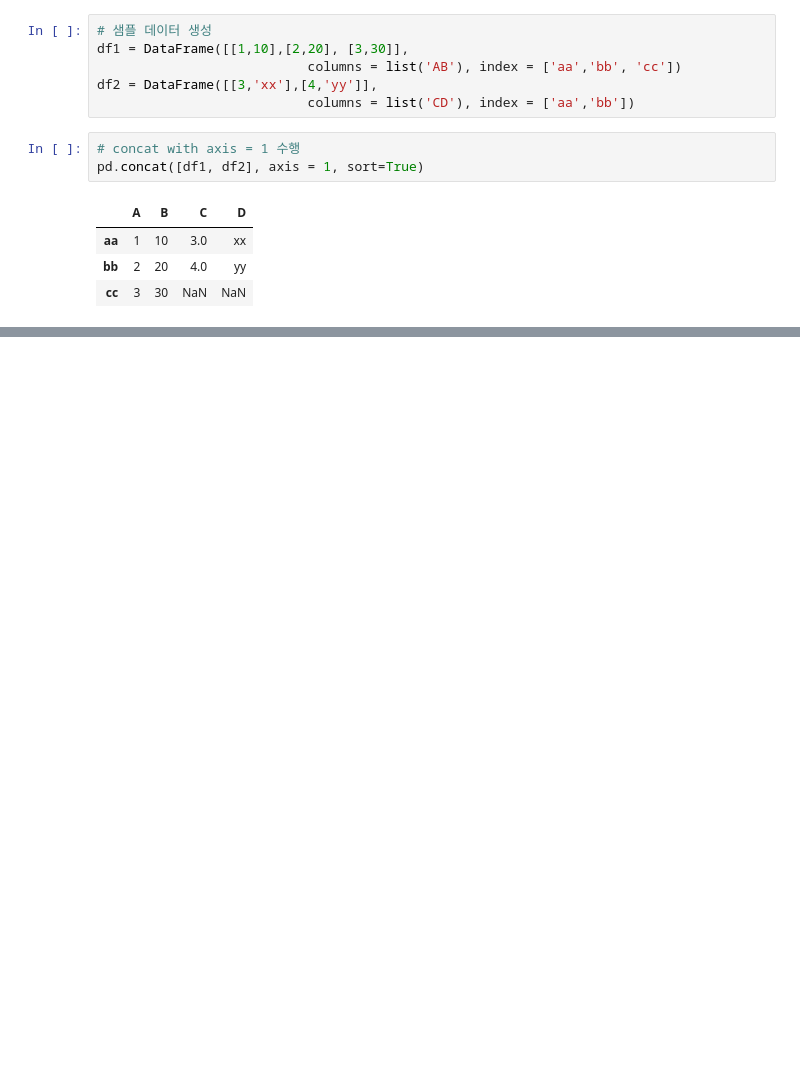
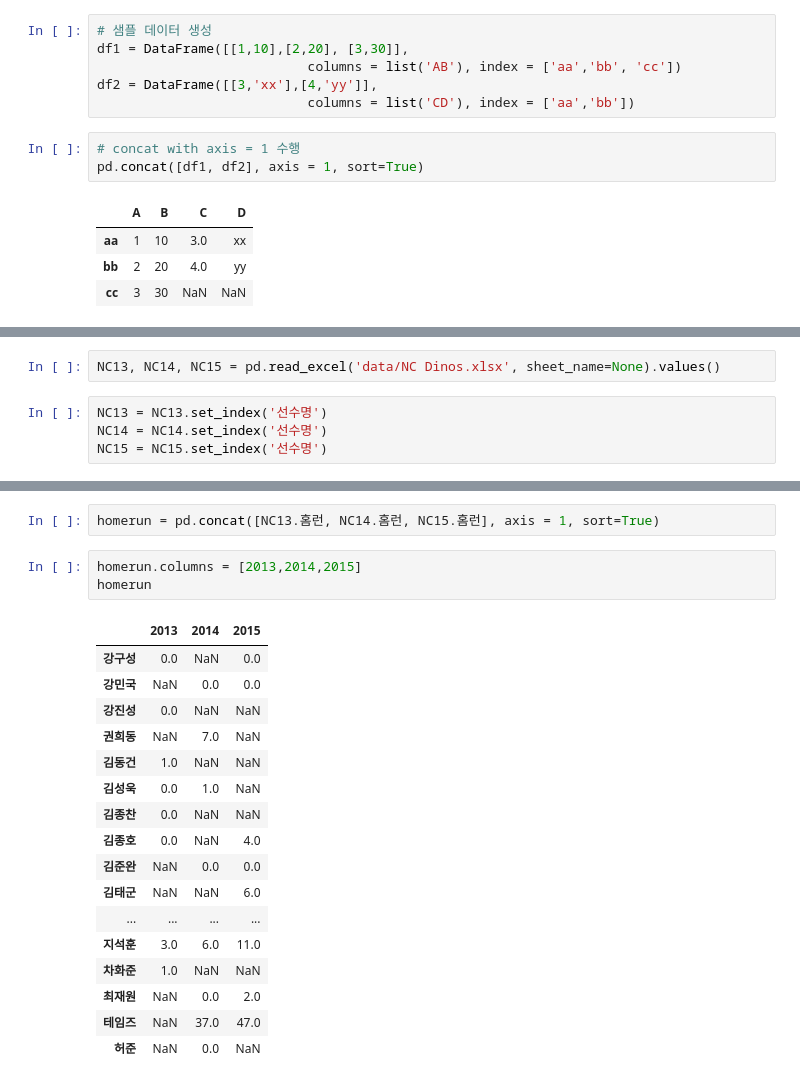
Before and after one commit to dy5299/bigdata, a Jupyter notebook: 03 Pandas/Day9-10 데이터 가공 1 - 데이터 합치기 (merge, concat).ipynb, the cells around one changed output, grey strips where cells are left out. Saved outputs shown, nothing was run; the diff lists cells and outputs as text; blank space fills up the shorter version.

```diff
--- a/03 Pandas/Day9-10 데이터 가공 1 - 데이터 합치기 (merge, concat).ipynb
+++ b/03 Pandas/Day9-10 데이터 가공 1 - 데이터 합치기 (merge, concat).ipynb
@@ -232,3 +329,9 @@ pd.concat([df1, df2], axis = 1, sort=True)
 ###  실습. 로우 인덱스는 '선수명'으로, 컬럼 인덱스는 '연도'로 구성하여,
 ### NC 다이노스 선수들의 홈런 기록을 연도별로 볼 수 있도록 데이터프레임을 구성하시오.
 <img src="img/4강/concat예제NC.jpg" alt="NC선수예제" style="width: 200px;"/>
+# %%
+NC13, NC14, NC15 = pd.read_excel('data/NC Dinos.xlsx', sheet_name=None).values()
+# %%
+NC13 = NC13.set_index('선수명')
+NC14 = NC14.set_index('선수명')
+NC15 = NC15.set_index('선수명')
@@ -234,0 +358,23 @@ pd.concat([df1, df2], axis = 1, sort=True)
+# %%
+homerun = pd.concat([NC13.홈런, NC14.홈런, NC15.홈런], axis = 1, sort=True)
+# %%
+homerun.columns = [2013,2014,2015]
+homerun
+# %% [output]
+|  | 2013 | 2014 | 2015 |
+| 강구성 | 0.0 | NaN | 0.0 |
+| 강민국 | NaN | 0.0 | 0.0 |
+| 강진성 | 0.0 | NaN | NaN |
+| 권희동 | NaN | 7.0 | NaN |
+| 김동건 | 1.0 | NaN | NaN |
+| 김성욱 | 0.0 | 1.0 | NaN |
+| 김종찬 | 0.0 | NaN | NaN |
+| 김종호 | 0.0 | NaN | 4.0 |
+| 김준완 | NaN | 0.0 | 0.0 |
+| 김태군 | NaN | NaN | 6.0 |
+| ... | ... | ... | ... |
+| 지석훈 | 3.0 | 6.0 | 11.0 |
+| 차화준 | 1.0 | NaN | NaN |
+| 최재원 | NaN | 0.0 | 2.0 |
+| 테임즈 | NaN | 37.0 | 47.0 |
+| 허준 | NaN | 0.0 | NaN |
```
Also changed, not shown: parts of 17 cells of this notebook.
